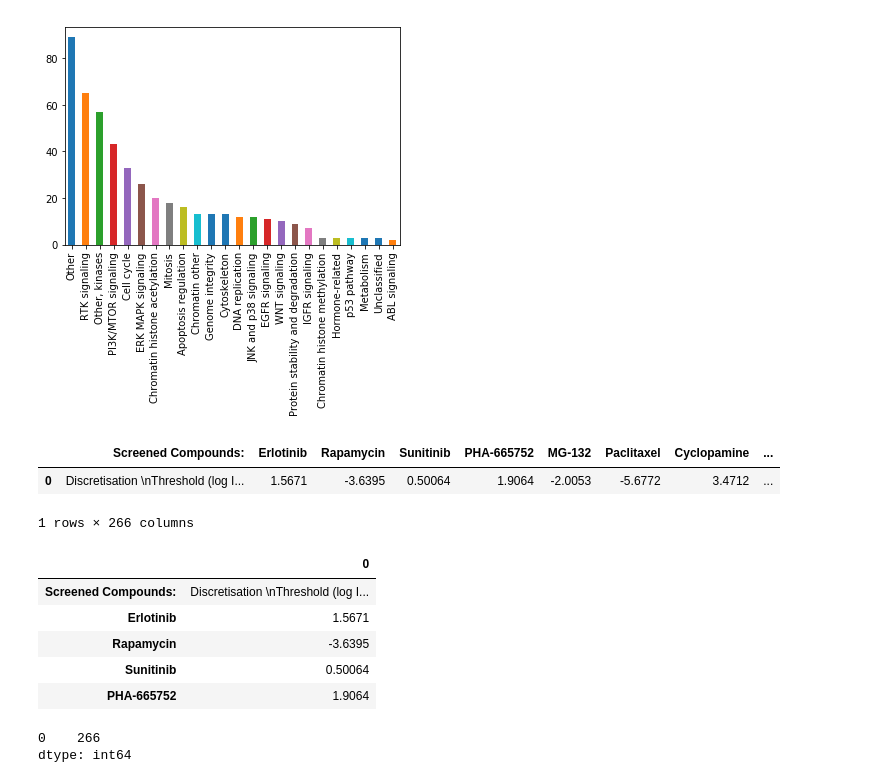
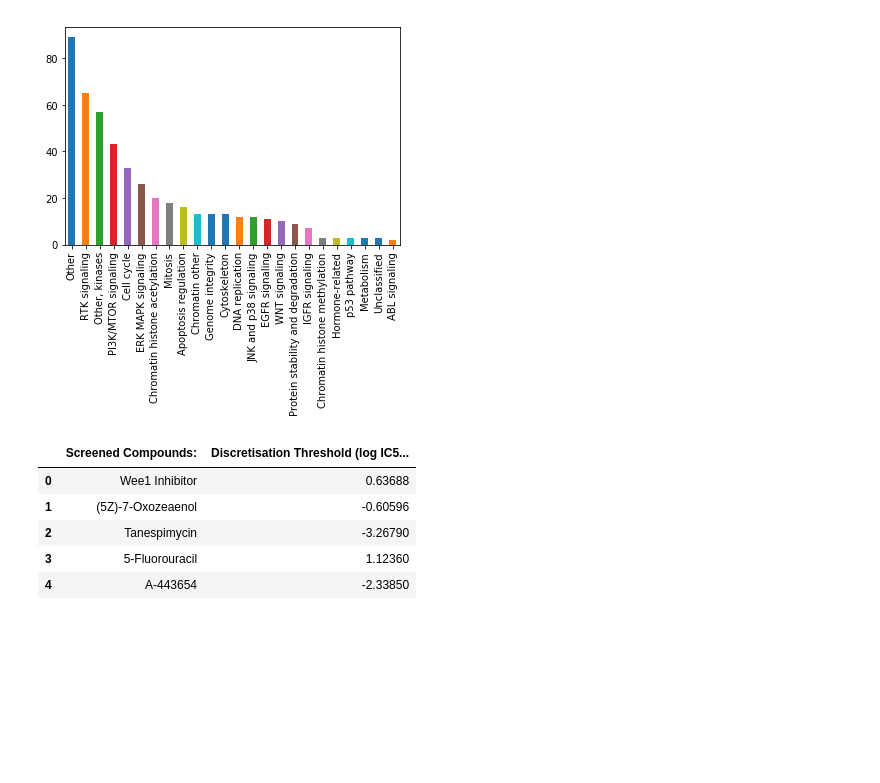
Before and after one commit to esko22/ucb-w210-cap-drug-response, a Jupyter notebook: DrugProfiles/drug_profile_eda.ipynb, the cells around one changed output. Drawn from its saved outputs; the diff is of its cells as text; code cells hidden in the pictures; blank space fills up the shorter version.

Commit message:
pushing tweaks to work with binary responses

```diff
--- a/DrugProfiles/drug_profile_eda.ipynb
+++ b/DrugProfiles/drug_profile_eda.ipynb
@@ -141,24 +141,12 @@ target_drug_df.TARGET_PATHWAY.value_counts().plot(kind='bar')
 <matplotlib.axes._subplots.AxesSubplot at 0x...>
 [figure]
 # %%
-response_threshold_df = pd.read_csv('../data/IC50_Thresholds.csv')
+response_threshold_df = pd.read_csv('../data/rt_trans.csv')
 response_threshold_df.head()
 # %% [output]
-|  | Screened Compounds: | Erlotinib | Rapamycin | Sunitinib | PHA-665752 | MG-132 | Paclitaxel | Cyclopamine | ... |
-| 0 | Discretisation \nThreshold (log I... | 1.5671 | -3.6395 | 0.50064 | 1.9064 | -2.0053 | -5.6772 | 3.4712 | ... |
+|  | Screened Compounds: | Discretisation Threshold (log IC5... |
+| 0 | Wee1 Inhibitor | 0.63688 |
+| 1 | (5Z)-7-Oxozeaenol | -0.60596 |
+| 2 | Tanespimycin | -3.26790 |
+| 3 | 5-Fluorouracil | 1.12360 |
+| 4 | A-443654 | -2.33850 |
-1 rows × 266 columns
-# %%
-response_threshold_df = response_threshold_df.transpose()
-response_threshold_df.head()
-# %% [output]
-|  | 0 |
-| Screened Compounds: | Discretisation \nThreshold (log I... |
-| Erlotinib | 1.5671 |
-| Rapamycin | -3.6395 |
-| Sunitinib | 0.50064 |
-| PHA-665752 | 1.9064 |
-# %%
-response_threshold_df.count()
-# %% [output]
-0    266
-dtype: int64
```
Also changed, not shown: parts of 8 cells of this notebook, 3 other files.
